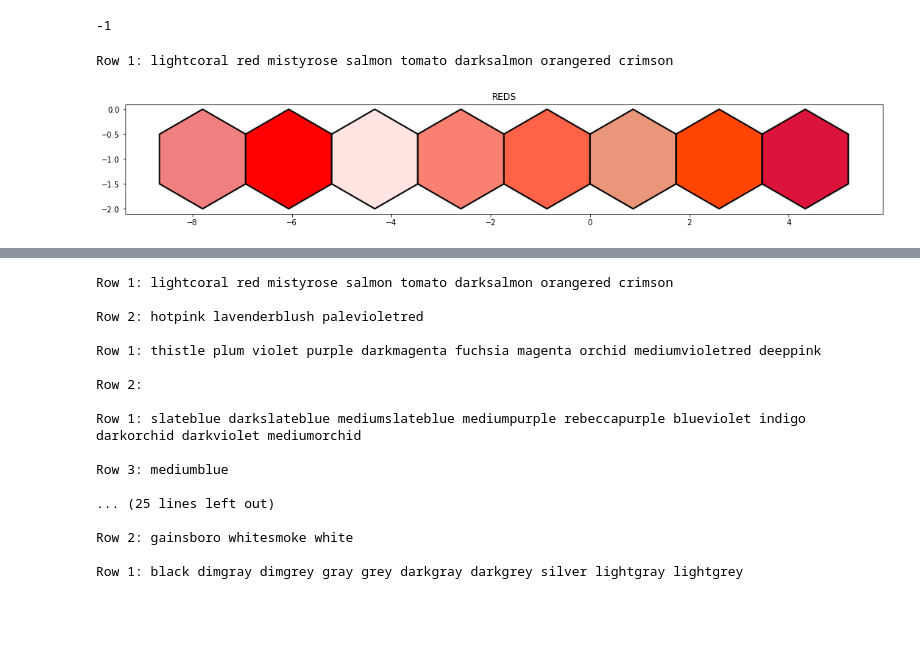
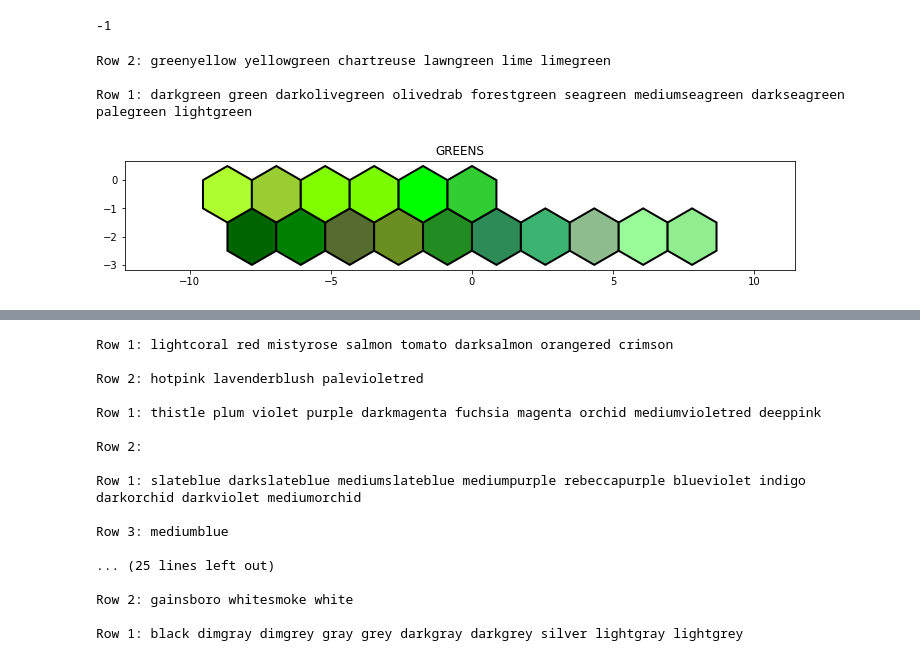
Before and after one commit to Ram-N/hexagons, a Jupyter notebook: D3_Documentation_Color_functions.ipynb, the cells around one changed output, grey strips where cells are left out. Cells and saved outputs as stored; diff of their text form; code cells hidden in the pictures; blank space fills up the shorter version.

```diff
--- a/D3_Documentation_Color_functions.ipynb
+++ b/D3_Documentation_Color_functions.ipynb
@@ -100,7 +113,7 @@ Text(0.5, 1.0, 'All LOW_SAT_COLORS')
 def namestr(obj, namespace=globals()):
     return [name for name in namespace if namespace[name] is obj]
 # %%
-def display_color_strip(color_family):
+def display_color_strip(color_family, fc_bg='w'):
 
     size=1
     num_rows = (len(color_family)-1)//10 + 1
@@ -136,8 +149,29 @@ def display_color_strip(color_family):
 -1//10
 # %% [output]
 -1
-# %%
-display_color_strip(REDS)
-# %% [output]
-Row 1: lightcoral red mistyrose salmon tomato darksalmon orangered crimson
-[figure, removed]
+# %%
+GREENS = [
+ 'darkgreen',
+ 'green',
+     'darkolivegreen',
+    'olivedrab',
+ 'forestgreen',
+ 'seagreen',
+ 'mediumseagreen',
+ 'darkseagreen',
+ 'palegreen',
+ 'lightgreen',
+ 'greenyellow',
+ 'yellowgreen',
+ 'chartreuse',
+ 'lawngreen',
+ 'lime',
+    'limegreen',
+]
+
+display_color_strip(GREENS)
+# %% [output]
+Row 2: greenyellow yellowgreen chartreuse lawngreen lime limegreen
+
+Row 1: darkgreen green darkolivegreen olivedrab forestgreen seagreen mediumseagreen darkseagreen palegreen lightgreen
+[figure, added]
```
Also changed, not shown: parts of 3 cells of this notebook, 5 other files.
